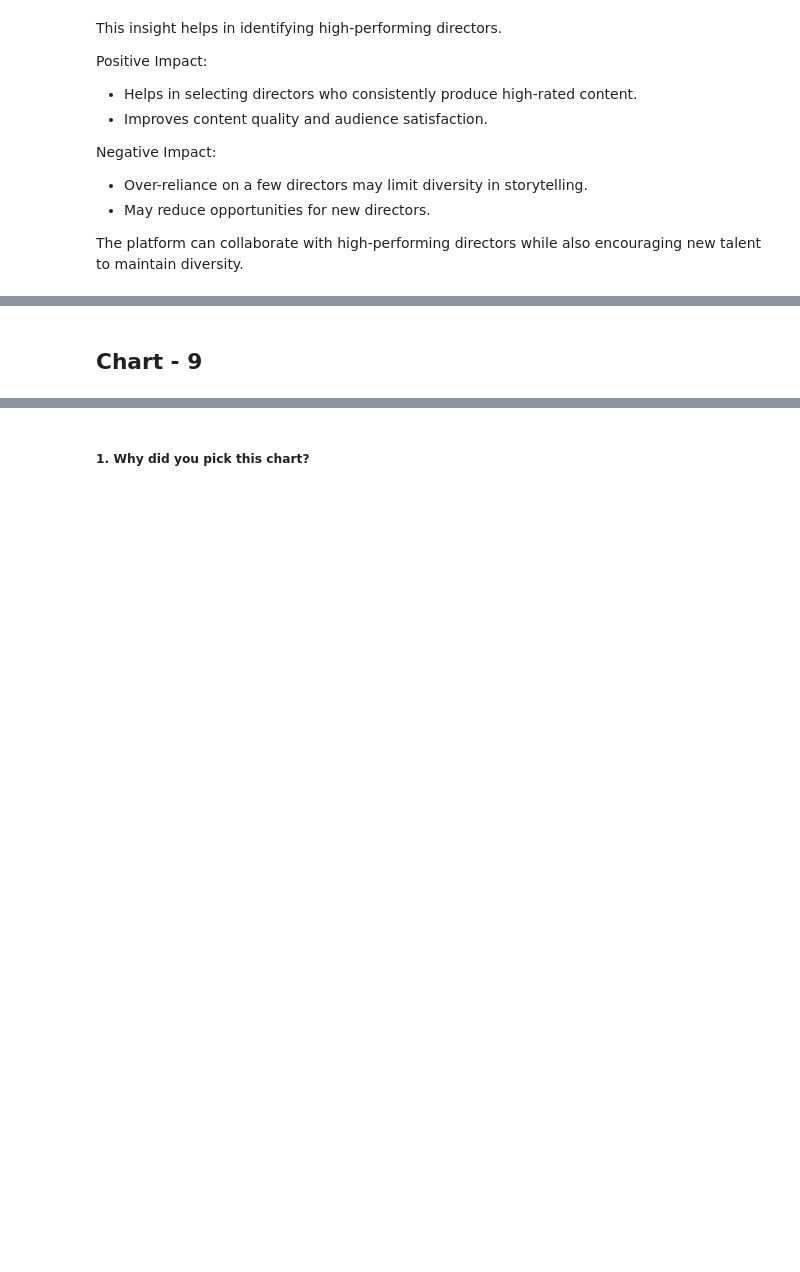
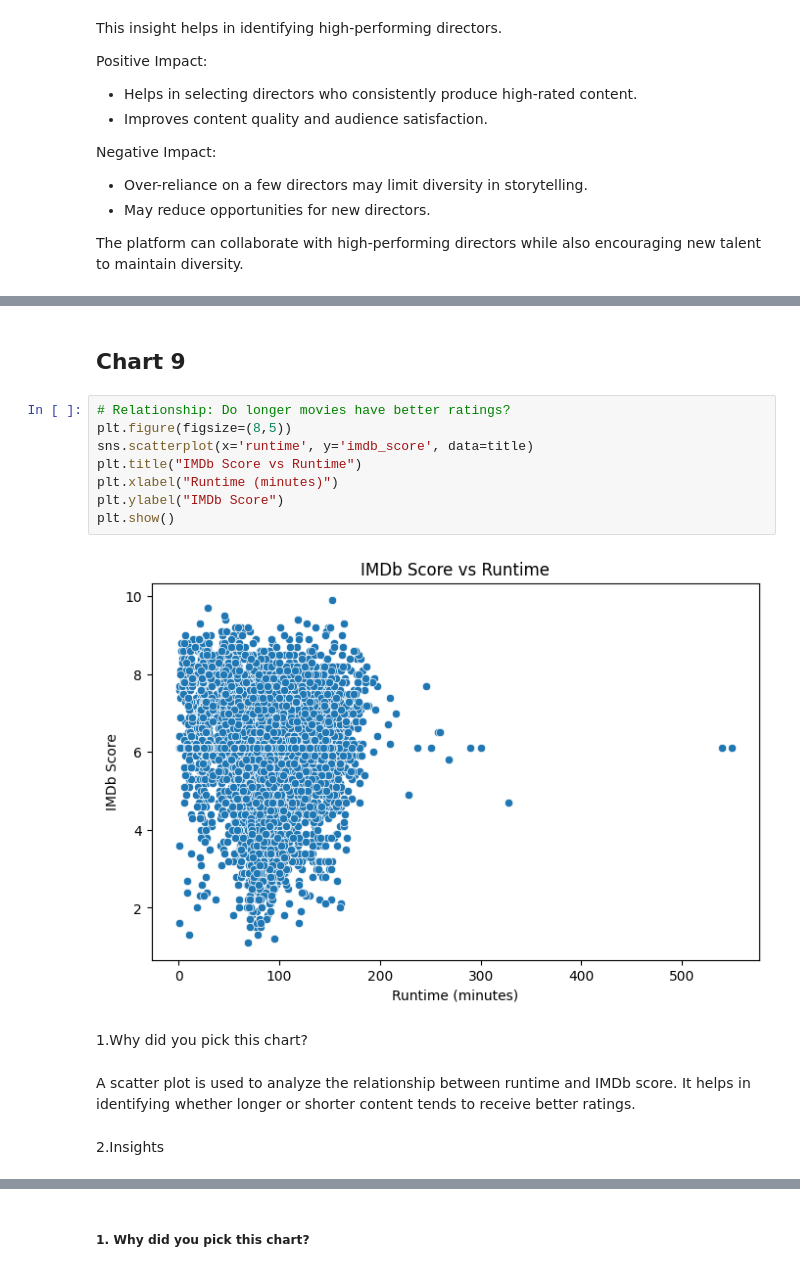
Before and after one commit to Snehamn24/Amazon-Prime-Video-EDA-and-Machine-Learning-Analysis, a Jupyter notebook: Amazon_Prime_EDA.ipynb, the cells around one changed output, grey strips where cells are left out. Saved outputs shown, nothing was run; the diff lists cells and outputs as text; blank space fills up the shorter version.

```diff
--- a/Amazon_Prime_EDA.ipynb
+++ b/Amazon_Prime_EDA.ipynb
@@ -863,2 +907,18 @@ The platform can collaborate with high-performing directors while also encouragi
 # %% [markdown]
-## Chart - 9
+## Chart 9
+# %%
+# Relationship: Do longer movies have better ratings?
+plt.figure(figsize=(8,5))
+sns.scatterplot(x='runtime', y='imdb_score', data=title)
+plt.title("IMDb Score vs Runtime")
+plt.xlabel("Runtime (minutes)")
+plt.ylabel("IMDb Score")
+plt.show()
+# %% [output]
+[figure, added]
+# %% [markdown]
+1.Why did you pick this chart?
+# %% [markdown]
+A scatter plot is used to analyze the relationship between runtime and IMDb score. It helps in identifying whether longer or shorter content tends to receive better ratings.
+# %% [markdown]
+2.Insights
```
Also changed, not shown: parts of 22 cells of this notebook.
